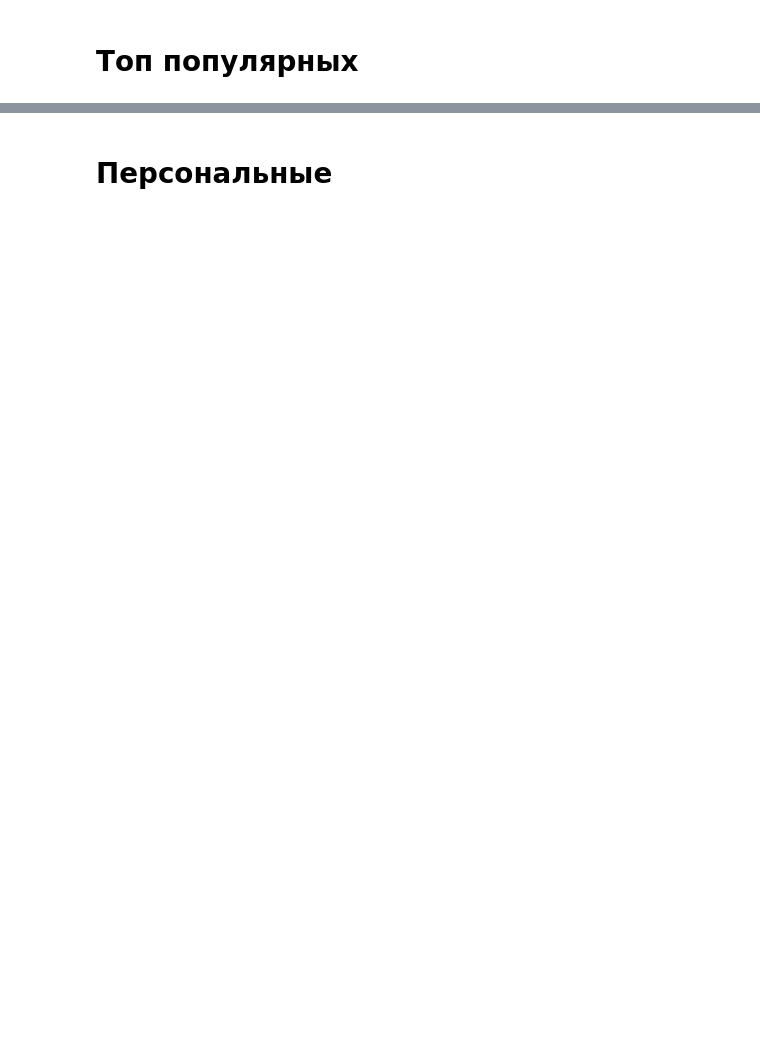
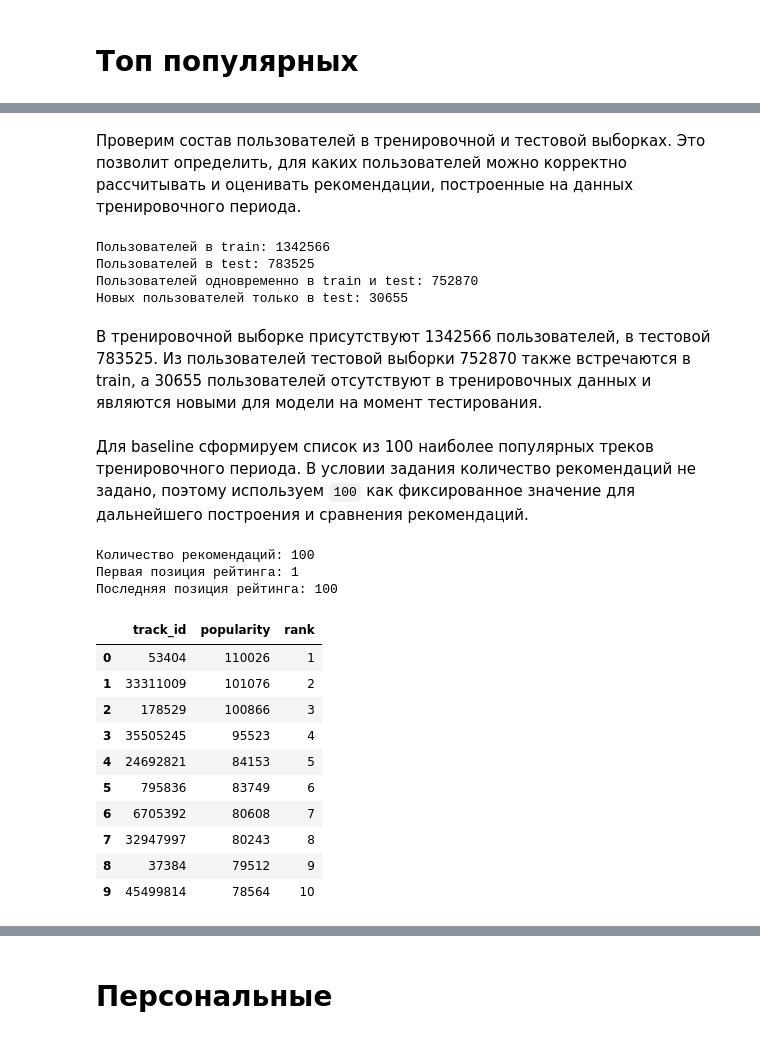
Before and after one commit to LadyProGo/mle-project-sprint-4-v001, a Jupyter notebook: recommendations.ipynb, the cells around one changed output, grey strips where cells are left out. Drawn from its saved outputs; the diff is of its cells as text; code cells hidden in the pictures; blank space fills up the shorter version.

```diff
--- a/recommendations.ipynb
+++ b/recommendations.ipynb
@@ -1109,0 +1295,2 @@ gc.collect()
+# %% [markdown]
+Проверим состав пользователей в тренировочной и тестовой выборках. Это позволит определить, для каких пользователей можно корректно рассчитывать и оценивать рекомендации, построенные на данных тренировочного периода.
@@ -1109,0 +1313,44 @@ gc.collect()
+# %%
+# проверяем пересечение пользователей и выводим результаты
+common_users = train_users & test_users
+test_only_users = test_users - train_users
+print("Пользователей в train:", len(train_users))
+print("Пользователей в test:", len(test_users))
+print("Пользователей одновременно в train и test:", len(common_users))
+print("Новых пользователей только в test:", len(test_only_users))
+# %% [output]
+Пользователей в train: 1342566
+Пользователей в test: 783525
+Пользователей одновременно в train и test: 752870
+Новых пользователей только в test: 30655
+# %% [markdown]
+В тренировочной выборке присутствуют 1342566 пользователей, в тестовой 783525. Из пользователей тестовой выборки 752870 также встречаются в train, а 30655 пользователей отсутствуют в тренировочных данных и являются новыми для модели на момент тестирования.
+# %% [markdown]
+Для baseline сформируем список из 100 наиболее популярных треков тренировочного периода. В условии задания количество рекомендаций не задано, поэтому используем `100` как фиксированное значение для дальнейшего построения и сравнения рекомендаций.
+# %%
+# задаём количество рекомендаций
+top_k = 100
+
+# выбираем наиболее популярные треки
+top_popular = top_popular.head(top_k).copy()
+# %%
+# выводим результат
+print("Количество рекомендаций:", len(top_popular))
+print("Первая позиция рейтинга:", top_popular["rank"].min())
+print("Последняя позиция рейтинга:", top_popular["rank"].max())
+display(top_popular.head(10))
+# %% [output]
+Количество рекомендаций: 100
+Первая позиция рейтинга: 1
+Последняя позиция рейтинга: 100
+|  | track_id | popularity | rank |
+| 0 | 53404 | 110026 | 1 |
+| 1 | 33311009 | 101076 | 2 |
+| 2 | 178529 | 100866 | 3 |
+| 3 | 35505245 | 95523 | 4 |
+| 4 | 24692821 | 84153 | 5 |
+| 5 | 795836 | 83749 | 6 |
+| 6 | 6705392 | 80608 | 7 |
+| 7 | 32947997 | 80243 | 8 |
+| 8 | 37384 | 79512 | 9 |
+| 9 | 45499814 | 78564 | 10 |
```
Also changed, not shown: parts of 115 cells of this notebook.
